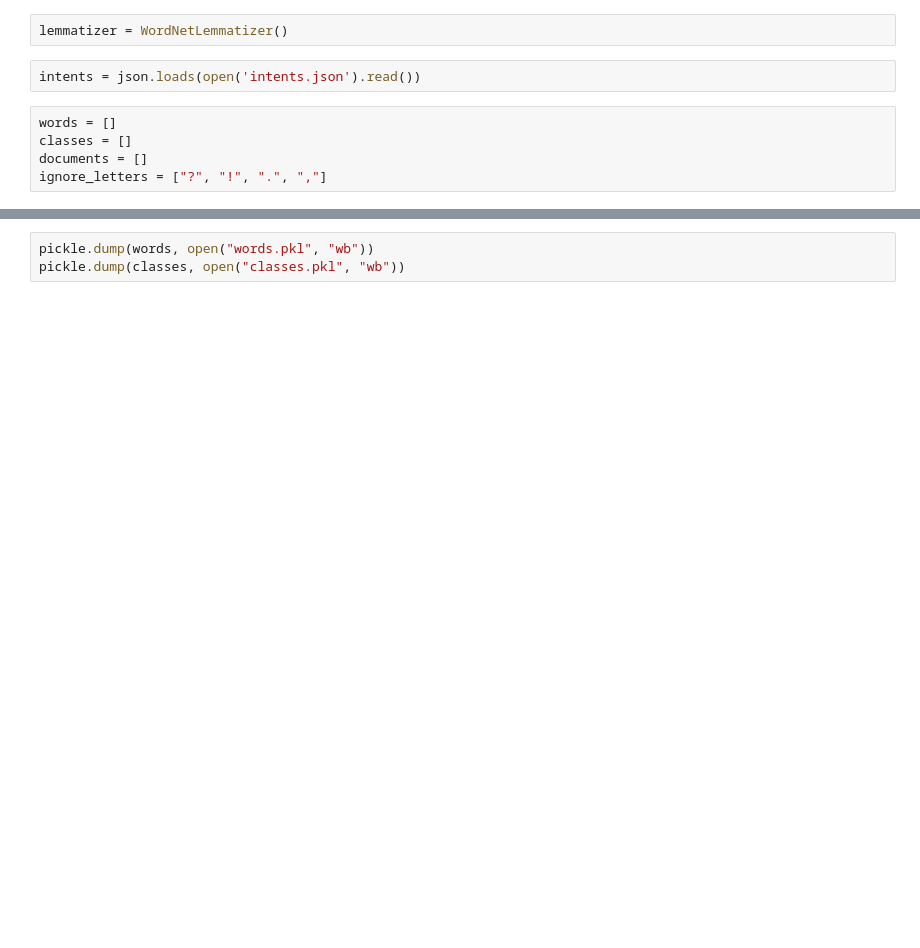
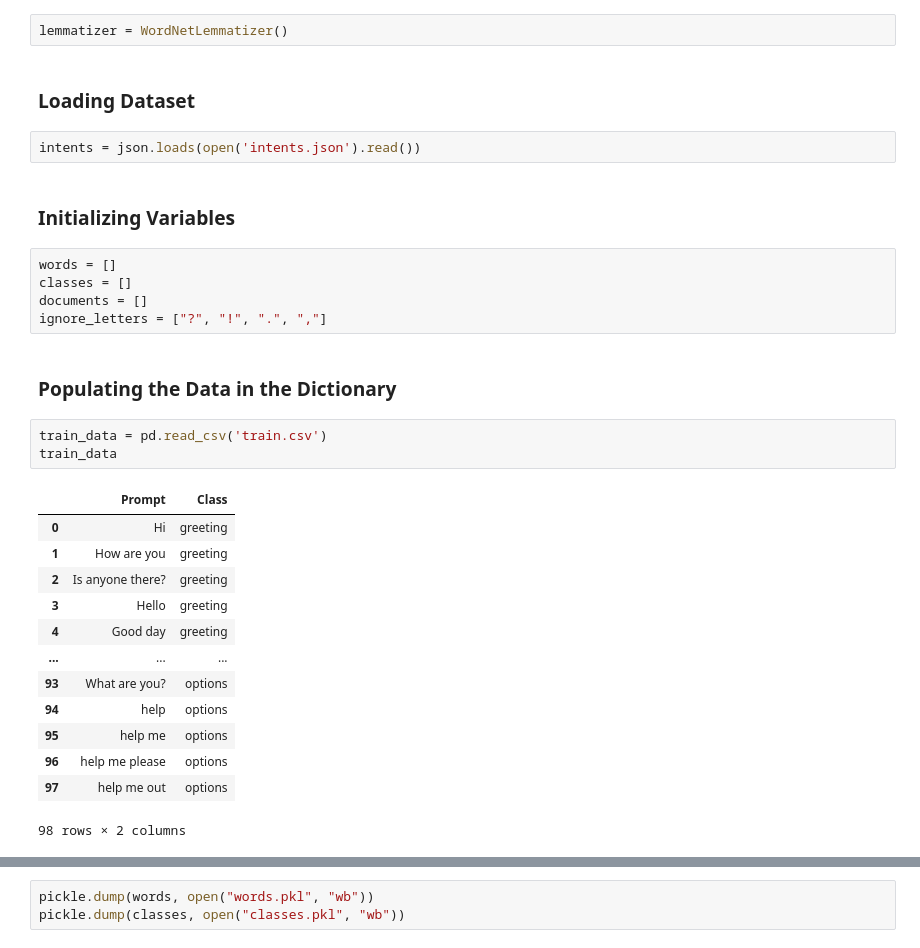
Before and after one commit to skully-coder/chatbot-tf, a Jupyter notebook: train-chatbot.ipynb, the cells around one changed output, grey strips where cells are left out. Drawn from its saved outputs; the diff is of its cells as text; blank space fills up the shorter version.

Commit message:
added more prompts

```diff
--- a/train-chatbot.ipynb
+++ b/train-chatbot.ipynb
@@ -14,9 +21,32 @@ from tensorflow.keras.optimizers import SGD
 # %%
 lemmatizer = WordNetLemmatizer()
+# %% [markdown]
+### Loading Dataset
 # %%
 intents = json.loads(open('intents.json').read())
+# %% [markdown]
+### Initializing Variables
 # %%
 words = []
 classes = []
 documents = []
 ignore_letters = ["?", "!", ".", ","]
+# %% [markdown]
+### Populating the Data in the Dictionary
+# %%
+train_data = pd.read_csv('train.csv')
+train_data
+# %% [output]
+|  | Prompt | Class |
+| 0 | Hi | greeting |
+| 1 | How are you | greeting |
+| 2 | Is anyone there? | greeting |
+| 3 | Hello | greeting |
+| 4 | Good day | greeting |
+| ... | ... | ... |
+| 93 | What are you? | options |
+| 94 | help | options |
+| 95 | help me | options |
+| 96 | help me please | options |
+| 97 | help me out | options |
+98 rows × 2 columns
```
Also changed, not shown: parts of 18 cells of this notebook, 6 other files.
